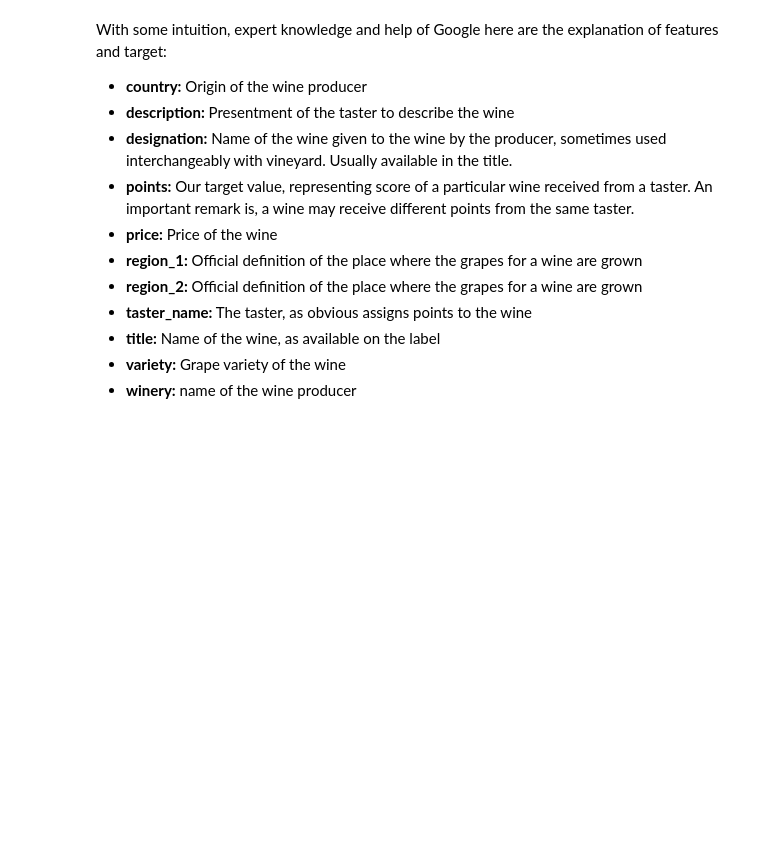
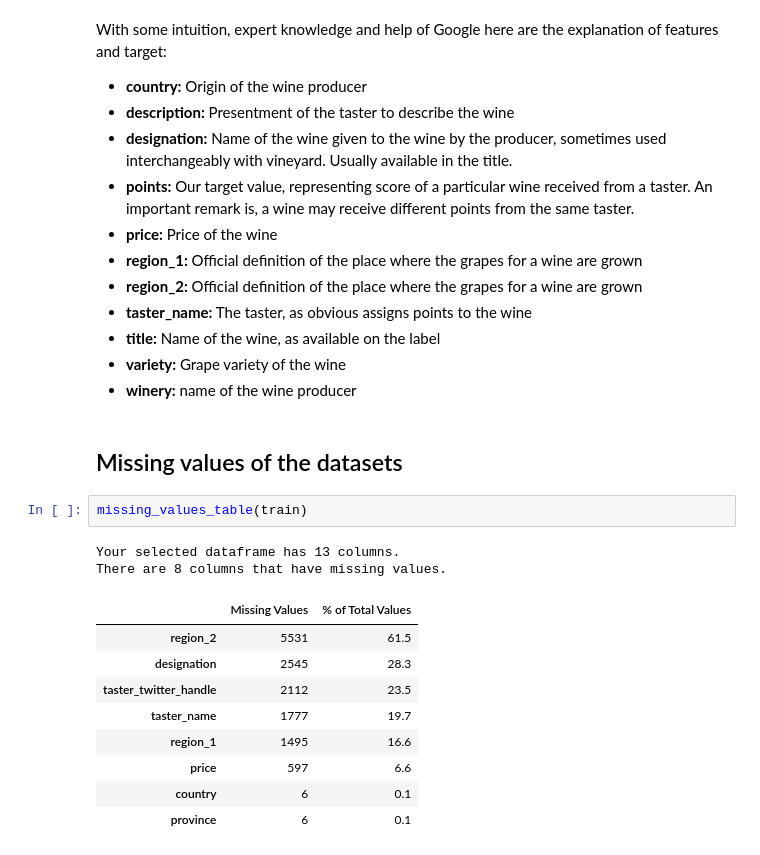
Before and after one commit to Uemerson/building-an-automated-machine-learning-pipeline, a Jupyter notebook: notebooks/WineRatingPredictor-1.ipynb, the cells around one changed output. Cells and saved outputs as stored; diff of their text form; blank space fills up the shorter version.

Commit message:
feat: add Missing values of the datasets subsection to notebook

```diff
--- a/notebooks/WineRatingPredictor-1.ipynb
+++ b/notebooks/WineRatingPredictor-1.ipynb
@@ -188,3 +188,19 @@ With some intuition, expert knowledge and help of Google here are the explanatio
 - <b>title:</b> Name of the wine, as available on the label
 - <b>variety:</b> Grape variety of the wine
 - <b>winery:</b> name of the wine producer
+# %% [markdown]
+## Missing values of the datasets
+# %%
+missing_values_table(train)
+# %% [output]
+Your selected dataframe has 13 columns.
+There are 8 columns that have missing values.
+|  | Missing Values | % of Total Values |
+| region_2 | 5531 | 61.5 |
+| designation | 2545 | 28.3 |
+| taster_twitter_handle | 2112 | 23.5 |
+| taster_name | 1777 | 19.7 |
+| region_1 | 1495 | 16.6 |
+| price | 597 | 6.6 |
+| country | 6 | 0.1 |
+| province | 6 | 0.1 |
```
Also changed, not shown: parts of 4 cells of this notebook.
